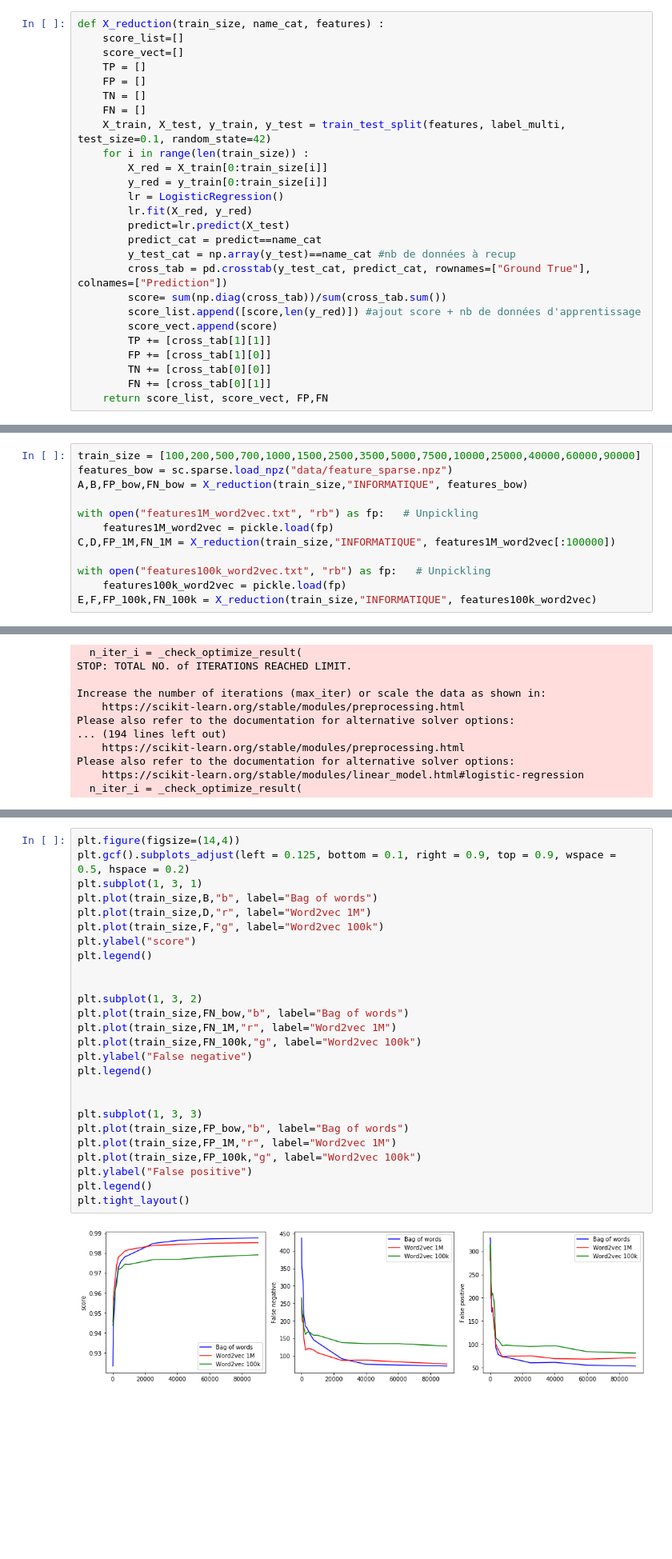
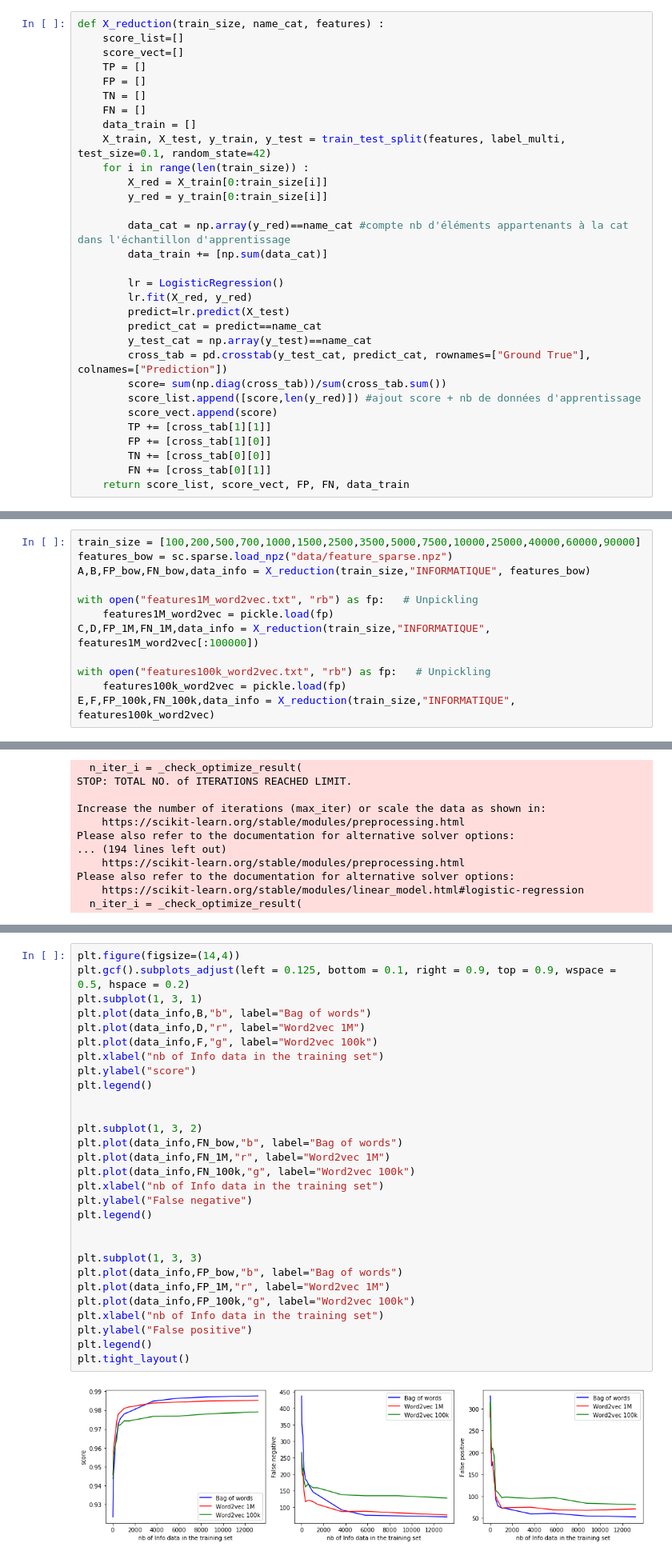
Before and after one commit to bguillouet/2020_4A_TEXTE, a Jupyter notebook: Classification.ipynb, the cells around one changed output, grey strips where cells are left out. Shown at 80% size. Drawn from its saved outputs; the diff is of its cells as text; blank space fills up the shorter version.

```diff
--- a/Classification.ipynb
+++ b/Classification.ipynb
@@ -297,15 +288,20 @@ def X_reduction(train_size, name_cat, features) :
     FP = []
     TN = []
     FN = []
+    data_train = []
     X_train, X_test, y_train, y_test = train_test_split(features, label_multi, test_size=0.1, random_state=42)
     for i in range(len(train_size)) :
         X_red = X_train[0:train_size[i]]
         y_red = y_train[0:train_size[i]]
+
+        data_cat = np.array(y_red)==name_cat #compte nb d'éléments appartenants à la cat dans l'échantillon d'apprentissage
+        data_train += [np.sum(data_cat)]
+
         lr = LogisticRegression()
         lr.fit(X_red, y_red)
         predict=lr.predict(X_test)
         predict_cat = predict==name_cat
-        y_test_cat = np.array(y_test)==name_cat #nb de données à recup
+        y_test_cat = np.array(y_test)==name_cat
         cross_tab = pd.crosstab(y_test_cat, predict_cat, rownames=["Ground True"], colnames=["Prediction"])
         score= sum(np.diag(cross_tab))/sum(cross_tab.sum())
         score_list.append([score,len(y_red)]) #ajout score + nb de données d'apprentissage
@@ -314,7 +310,7 @@ def X_reduction(train_size, name_cat, features) :
         FP += [cross_tab[1][0]]
         TN += [cross_tab[0][0]]
         FN += [cross_tab[0][1]]
-    return score_list, score_vect, FP,FN
+    return score_list, score_vect, FP, FN, data_train
 # %% [markdown]
 ### Telephonie - GPS
 # %%
@@ -479,15 +453,15 @@ plt.tight_layout()
 # %%
 train_size = [100,200,500,700,1000,1500,2500,3500,5000,7500,10000,25000,40000,60000,90000]
 features_bow = sc.sparse.load_npz("data/feature_sparse.npz")
-A,B,FP_bow,FN_bow = X_reduction(train_size,"INFORMATIQUE", features_bow)
+A,B,FP_bow,FN_bow,data_info = X_reduction(train_size,"INFORMATIQUE", features_bow)
 
 with open("features1M_word2vec.txt", "rb") as fp:   # Unpickling
     features1M_word2vec = pickle.load(fp)
-C,D,FP_1M,FN_1M = X_reduction(train_size,"INFORMATIQUE", features1M_word2vec[:100000])
+C,D,FP_1M,FN_1M,data_info = X_reduction(train_size,"INFORMATIQUE", features1M_word2vec[:100000])
 
 with open("features100k_word2vec.txt", "rb") as fp:   # Unpickling
     features100k_word2vec = pickle.load(fp)
-E,F,FP_100k,FN_100k = X_reduction(train_size,"INFORMATIQUE", features100k_word2vec)
+E,F,FP_100k,FN_100k,data_info = X_reduction(train_size,"INFORMATIQUE", features100k_word2vec)
 # %% [output]
 STOP: TOTAL NO. of ITERATIONS REACHED LIMIT.
 
@@ -509,28 +487,31 @@ Please also refer to the documentation for alternative solver options:
 # %%
 plt.figure(figsize=(14,4))
 plt.gcf().subplots_adjust(left = 0.125, bottom = 0.1, right = 0.9, top = 0.9, wspace = 0.5, hspace = 0.2)
 plt.subplot(1, 3, 1)
-plt.plot(train_size,B,"b", label="Bag of words")
-plt.plot(train_size,D,"r", label="Word2vec 1M")
-plt.plot(train_size,F,"g", label="Word2vec 100k")
+plt.plot(data_info,B,"b", label="Bag of words")
+plt.plot(data_info,D,"r", label="Word2vec 1M")
+plt.plot(data_info,F,"g", label="Word2vec 100k")
+plt.xlabel("nb of Info data in the training set")
 plt.ylabel("score")
 plt.legend()
 
 
 plt.subplot(1, 3, 2)
-plt.plot(train_size,FN_bow,"b", label="Bag of words")
-plt.plot(train_size,FN_1M,"r", label="Word2vec 1M")
-plt.plot(train_size,FN_100k,"g", label="Word2vec 100k")
+plt.plot(data_info,FN_bow,"b", label="Bag of words")
+plt.plot(data_info,FN_1M,"r", label="Word2vec 1M")
+plt.plot(data_info,FN_100k,"g", label="Word2vec 100k")
+plt.xlabel("nb of Info data in the training set")
 plt.ylabel("False negative")
 plt.legend()
 
 
 plt.subplot(1, 3, 3)
-plt.plot(train_size,FP_bow,"b", label="Bag of words")
-plt.plot(train_size,FP_1M,"r", label="Word2vec 1M")
-plt.plot(train_size,FP_100k,"g", label="Word2vec 100k")
+plt.plot(data_info,FP_bow,"b", label="Bag of words")
+plt.plot(data_info,FP_1M,"r", label="Word2vec 1M")
+plt.plot(data_info,FP_100k,"g", label="Word2vec 100k")
+plt.xlabel("nb of Info data in the training set")
 plt.ylabel("False positive")
 plt.legend()
 plt.tight_layout()
 # %% [output]
-[figure, old version]
+[figure, new version]
```
Also changed, not shown: parts of 26 cells of this notebook.
